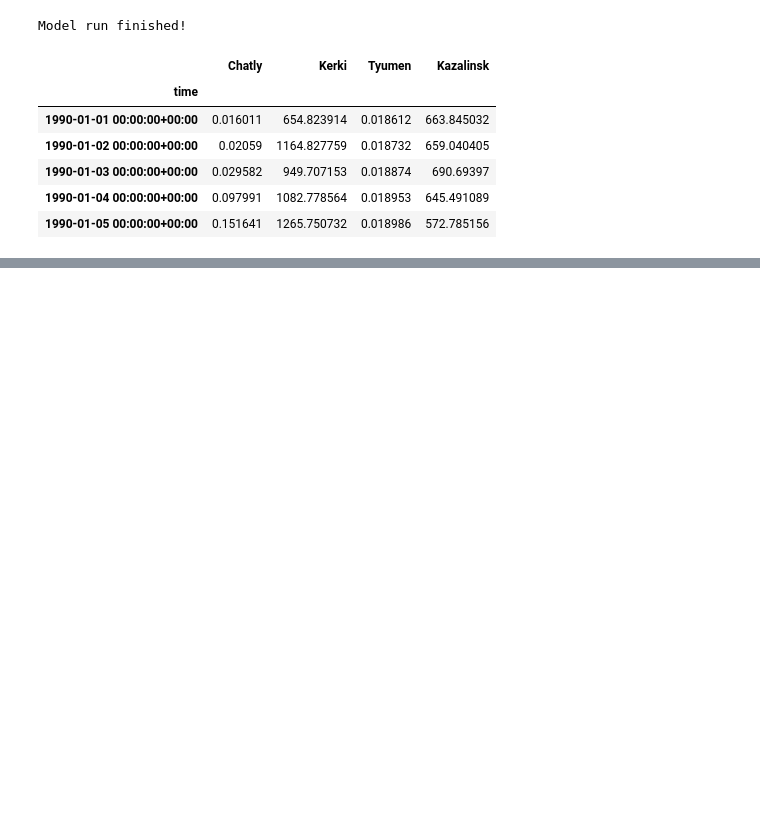
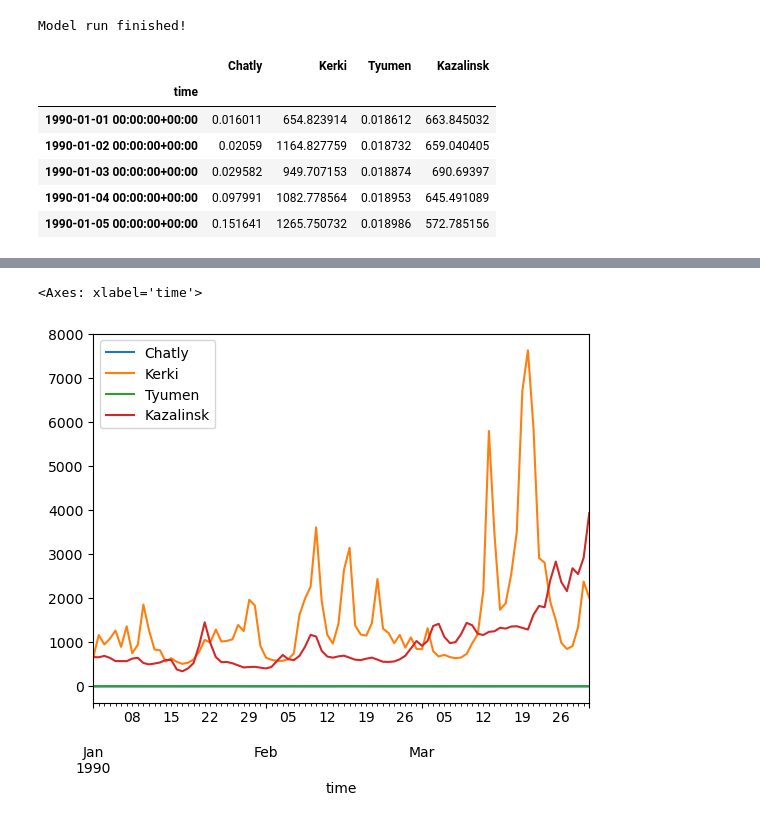
Before and after one commit to andrevdv/MSc_AralSea, a Jupyter notebook: book/thesis_projects/MSc/2025_Q1_AndreVanDerVeen_CEG/work_in_progress/Test_Aral/Aral_PCR_Simple.ipynb, the cells around one changed output, grey strips where cells are left out. Cells and saved outputs as stored; diff of their text form; code cells hidden in the pictures; blank space fills up the shorter version.

```diff
--- a/book/thesis_projects/MSc/2025_Q1_AndreVanDerVeen_CEG/work_in_progress/Test_Aral/Aral_PCR_Simple.ipynb
+++ b/book/thesis_projects/MSc/2025_Q1_AndreVanDerVeen_CEG/work_in_progress/Test_Aral/Aral_PCR_Simple.ipynb
@@ -183,3 +184,5 @@ Stations_timeseries = pd.DataFrame(
     index=pd.Index(time, name="time"), columns=["Chatly", "Kerki", "Tyumen", "Kazalinsk"]
 )
 Stations_timeseries.head()
+
+Stations_timeseries_experiment = Stations_timeseries.copy();
@@ -280,0 +309,7 @@ Stations_timeseries.to_csv('Discharge_testseries.csv', index=True)
+# %%
+experiment = ewatercycle.models.PCRGlobWB(
+    parameter_set=parameter_set,
+    forcing = forcing
+)
+
+print(experiment)
@@ -280,0 +342,13 @@ Stations_timeseries.to_csv('Discharge_testseries.csv', index=True)
+# %%
+print(experiment.parameters)
+
+expermient_para = experiment.parameters
+
+# Convert ISO 8601 strings to datetime objects
+start_time = datetime.strptime(experiment_start_date, '%Y-%m-%dT%H:%M:%SZ')
+end_time = datetime.strptime(experiment_end_date, '%Y-%m-%dT%H:%M:%SZ')
+
+# Calculate the number of days for the progression bar
+delta = end_time - start_time
+number_of_days = delta.days
+print(f"Number of days to model: {number_of_days}")
@@ -280,0 +432,5 @@ Stations_timeseries.to_csv('Discharge_testseries.csv', index=True)
+# %%
+Stations_timeseries_experiment.plot(label = Stations_timeseries_experiment.columns)
+# %% [output]
+<Axes: xlabel='time'>
+[figure, added]
```
Also changed, not shown: parts of 21 cells of this notebook.
